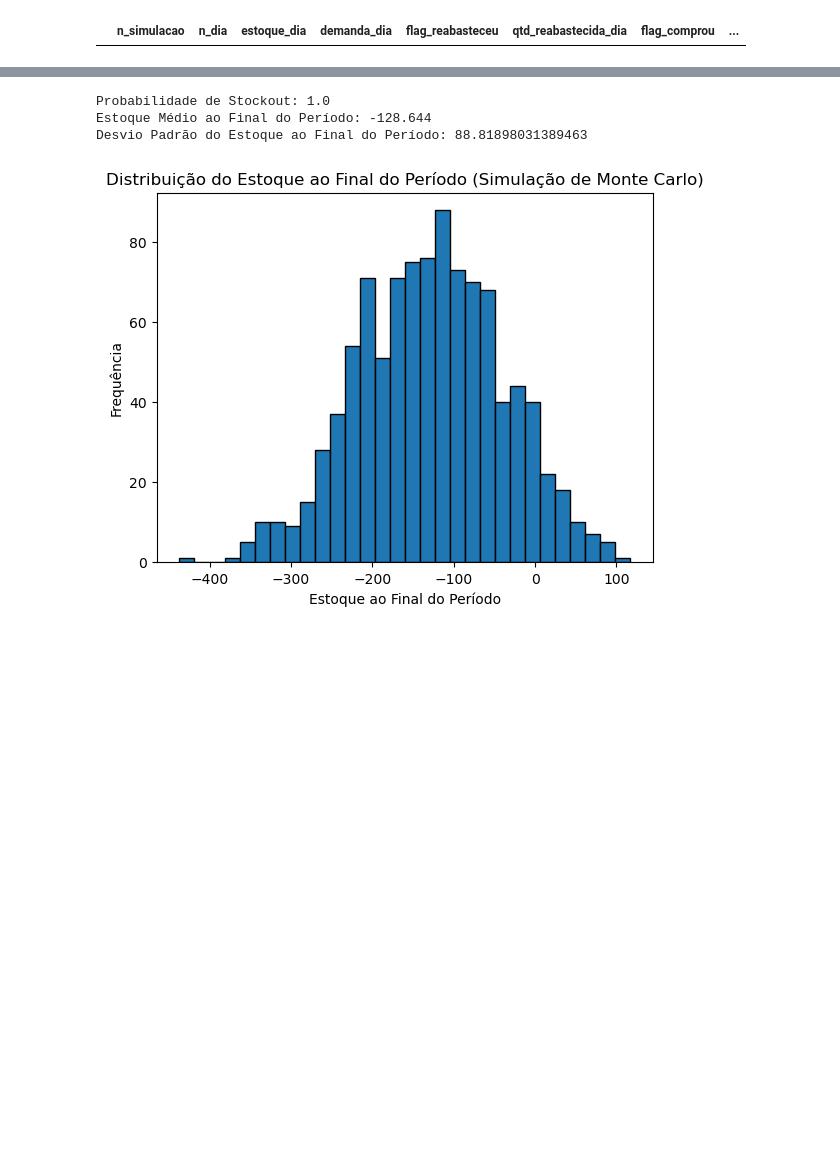
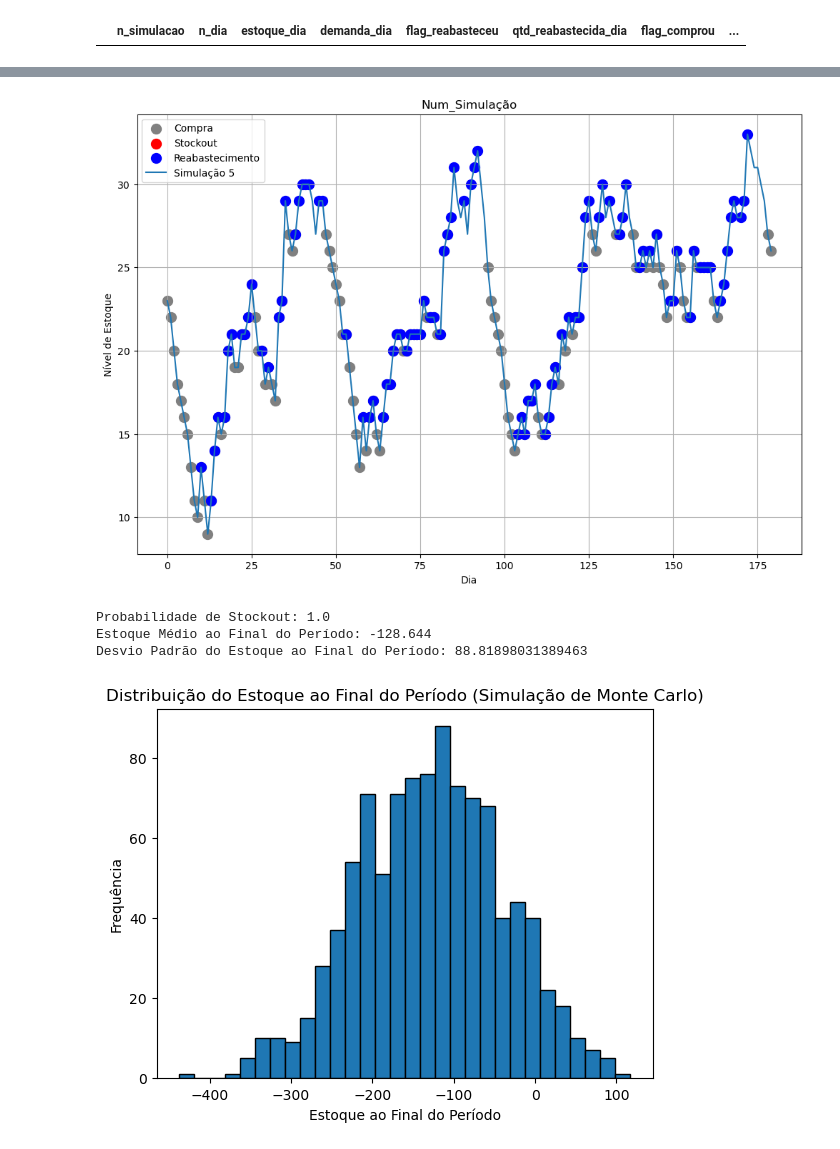
Before and after one commit to webercg/Stockouts-Monte-Carlo-Simulation, a Jupyter notebook: Risco stockout.ipynb, the cells around one changed output, grey strips where cells are left out. Saved outputs shown, nothing was run; the diff lists cells and outputs as text; code cells hidden in the pictures; blank space fills up the shorter version.

```diff
--- a/Risco stockout.ipynb
+++ b/Risco stockout.ipynb
@@ -227,3 +588,7 @@ df_compras
+# %%
+plot_simulacoes(df_resultados, id_sim = 5)
+# %% [output]
+[figure, added]
 # %%
 # Análise dos resultados
 probabilidade_stockout = sum(resultados_stockout) / num_simulacoes
```
Also changed, not shown: parts of 19 cells of this notebook.
